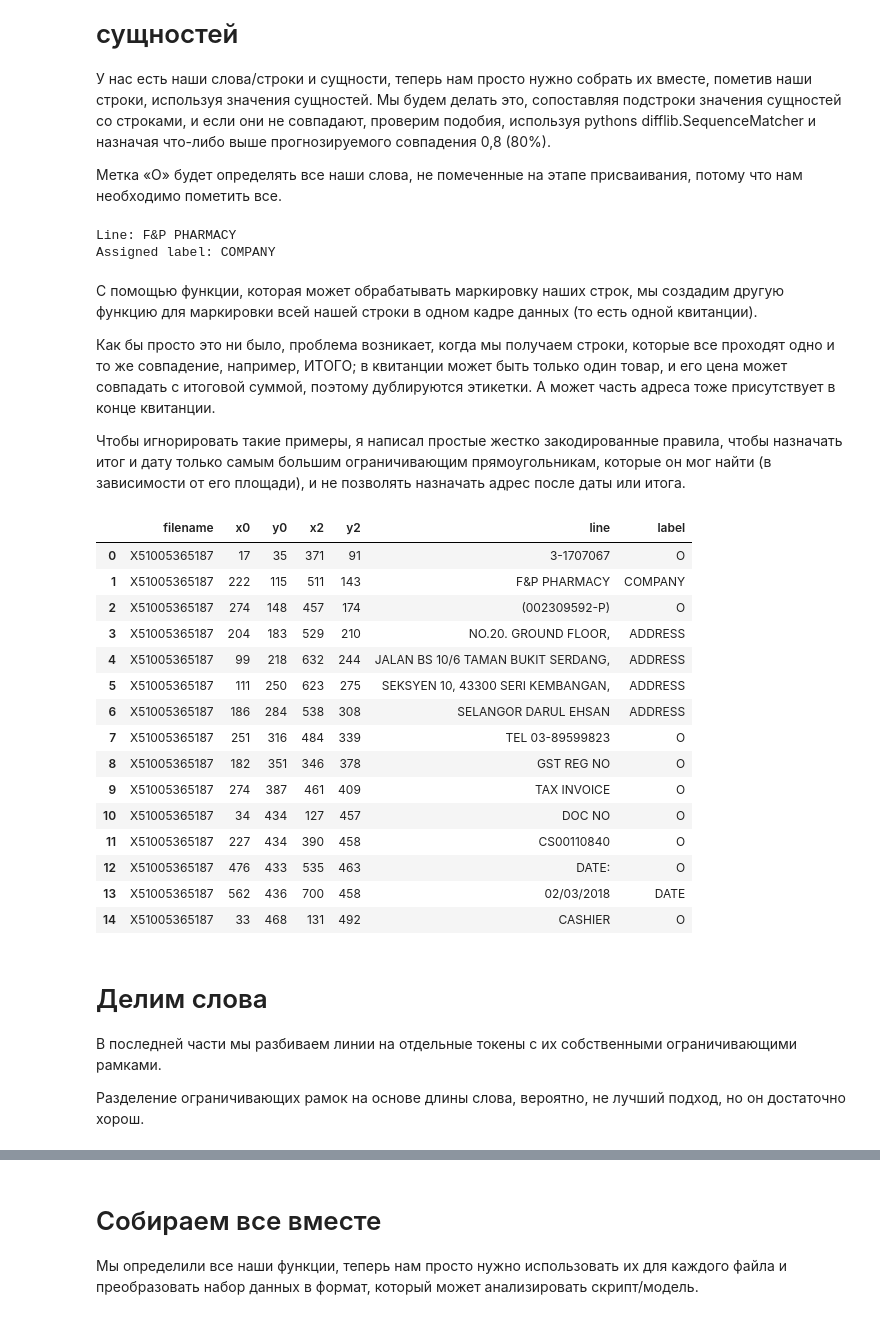
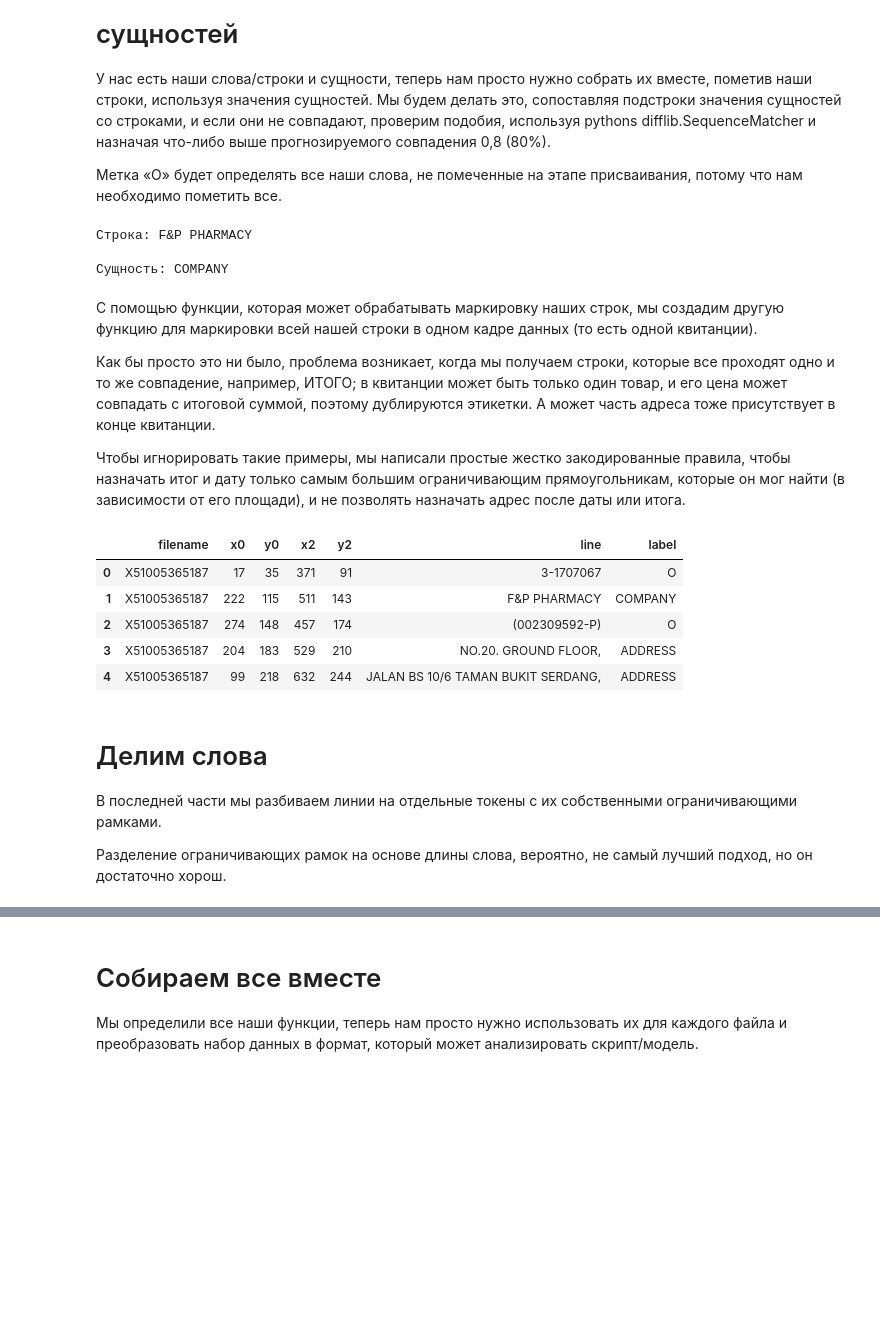
Before and after one commit to gigabyte727/LTD_Hakaton1, a Jupyter notebook: test1.ipynb, the cells around one changed output, grey strips where cells are left out. Cells and saved outputs as stored; diff of their text form; code cells hidden in the pictures; blank space fills up the shorter version.

```diff
--- a/test1.ipynb
+++ b/test1.ipynb
@@ -30,5 +60,5 @@ Mounted at /content/drive
 # %%
-sroie_folder_path = Path('/content/drive/MyDrive/data/SROIE2019')
+sroie_folder_path = Path('/content/SROIE2019')
 example_file = Path("X51005365187.txt")
 # %% [markdown]
 # Чтение слов и координат границ
@@ -119,7 +148,7 @@ entities
 
 Метка «О» будет определять все наши слова, не помеченные на этапе присваивания, потому что нам необходимо пометить все.
 # %%
-# Назначьте метку линии, проверив сходство линии и всех сущностей
+# Назначаем метку линии, проверив сходство линии и всех сущностей
 def assign_line_label(line: str, entities: pd.DataFrame):
     line_set = line.replace(",", "").strip().split()
     for i, column in enumerate(entities):
@@ -142,17 +171,18 @@ def assign_line_label(line: str, entities: pd.DataFrame):
 
 line = bbox.loc[1,"line"]
 label = assign_line_label(line, entities)
-print("Line:", line)
-print("Assigned label:", label)
+print("Строка:", line)
+print("\nСущность:", label)
 # %% [output]
-Line: F&P PHARMACY
-Assigned label: COMPANY
+Строка: F&P PHARMACY
+
+Сущность: COMPANY
 # %% [markdown]
 С помощью функции, которая может обрабатывать маркировку наших строк, мы создадим другую функцию для маркировки всей нашей строки в одном кадре данных (то есть одной квитанции).
 
 Как бы просто это ни было, проблема возникает, когда мы получаем строки, которые все проходят одно и то же совпадение, например, ИТОГО; в квитанции может быть только один товар, и его цена может совпадать с итоговой суммой, поэтому дублируются этикетки. А может часть адреса тоже присутствует в конце квитанции.
 
-Чтобы игнорировать такие примеры, я написал простые жестко закодированные правила, чтобы назначать итог и дату только самым большим ограничивающим прямоугольникам, которые он мог найти (в зависимости от его площади), и не позволять назначать адрес после даты или итога.
+Чтобы игнорировать такие примеры, мы написали простые жестко закодированные правила, чтобы назначать итог и дату только самым большим ограничивающим прямоугольникам, которые он мог найти (в зависимости от его площади), и не позволять назначать адрес после даты или итога.
 # %%
 def assign_labels(words: pd.DataFrame, entities: pd.DataFrame):
     max_area = {"TOTAL": (0, -1), "DATE": (0, -1)}
@@ -163,7 +193,7 @@ def assign_labels(words: pd.DataFrame, entities: pd.DataFrame):
                        "O": False
     }
 
-    # Пройдитесь по каждой строке словами и назначьте ей метку
+    # Проходимся по каждой строке словами и назначаем ей метку
     labels = []
     for i, line in enumerate(words['line']):
         label = assign_line_label(line, entities)
@@ -173,52 +203,42 @@ def assign_labels(words: pd.DataFrame, entities: pd.DataFrame):
            (label == "COMPANY" and (already_labeled["DATE"] or already_labeled["TOTAL"])):
             label = "O"
 
-        # Назначить наибольшую ограничивающую рамку
+        # Назначаем наибольшую ограничивающую рамку
         if label in ["TOTAL", "DATE"]:
             x0_loc = words.columns.get_loc("x0")
             bbox = words.iloc[i, x0_loc:x0_loc+4].to_list()
             area = (bbox[2] - bbox[0]) + (bbox[3] - bbox[1])
 
             if max_area[label][0] < area:
                 max_area[label] = (area, i)
 
             label = "O"
 
         labels.append(label)
 
     labels[max_area["DATE"][1]] = "DATE"
     labels[max_area["TOTAL"][1]] = "TOTAL"
 
     words["label"] = labels
     return words
 
 
 # Пример использования
 bbox_labeled = assign_labels(bbox, entities)
-bbox_labeled.head(15)
+bbox_labeled.head(5)
 # %% [output]
 |  | filename | x0 | y0 | x2 | y2 | line | label |
 | 0 | X51005365187 | 17 | 35 | 371 | 91 | 3-1707067 | O |
 | 1 | X51005365187 | 222 | 115 | 511 | 143 | F&P PHARMACY | COMPANY |
 | 2 | X51005365187 | 274 | 148 | 457 | 174 | (002309592-P) | O |
 | 3 | X51005365187 | 204 | 183 | 529 | 210 | NO.20. GROUND FLOOR, | ADDRESS |
 | 4 | X51005365187 | 99 | 218 | 632 | 244 | JALAN BS 10/6 TAMAN BUKIT SERDANG, | ADDRESS |
-| 5 | X51005365187 | 111 | 250 | 623 | 275 | SEKSYEN 10, 43300 SERI KEMBANGAN, | ADDRESS |
-| 6 | X51005365187 | 186 | 284 | 538 | 308 | SELANGOR DARUL EHSAN | ADDRESS |
-| 7 | X51005365187 | 251 | 316 | 484 | 339 | TEL 03-89599823 | O |
-| 8 | X51005365187 | 182 | 351 | 346 | 378 | GST REG NO | O |
-| 9 | X51005365187 | 274 | 387 | 461 | 409 | TAX INVOICE | O |
-| 10 | X51005365187 | 34 | 434 | 127 | 457 | DOC NO | O |
-| 11 | X51005365187 | 227 | 434 | 390 | 458 | CS00110840 | O |
-| 12 | X51005365187 | 476 | 433 | 535 | 463 | DATE: | O |
-| 13 | X51005365187 | 562 | 436 | 700 | 458 | 02/03/2018 | DATE |
-| 14 | X51005365187 | 33 | 468 | 131 | 492 | CASHIER | O |
 # %% [markdown]
 # Делим слова
 
 В последней части мы разбиваем линии на отдельные токены с их собственными ограничивающими рамками.
 
-Разделение ограничивающих рамок на основе длины слова, вероятно, не лучший подход, но он достаточно хорош.
+Разделение ограничивающих рамок на основе длины слова, вероятно, не самый лучший подход, но он достаточно хорош.
 # %%
 def split_line(line: pd.Series):
   line_copy = line.copy()
```
Also changed, not shown: parts of 33 cells of this notebook.
